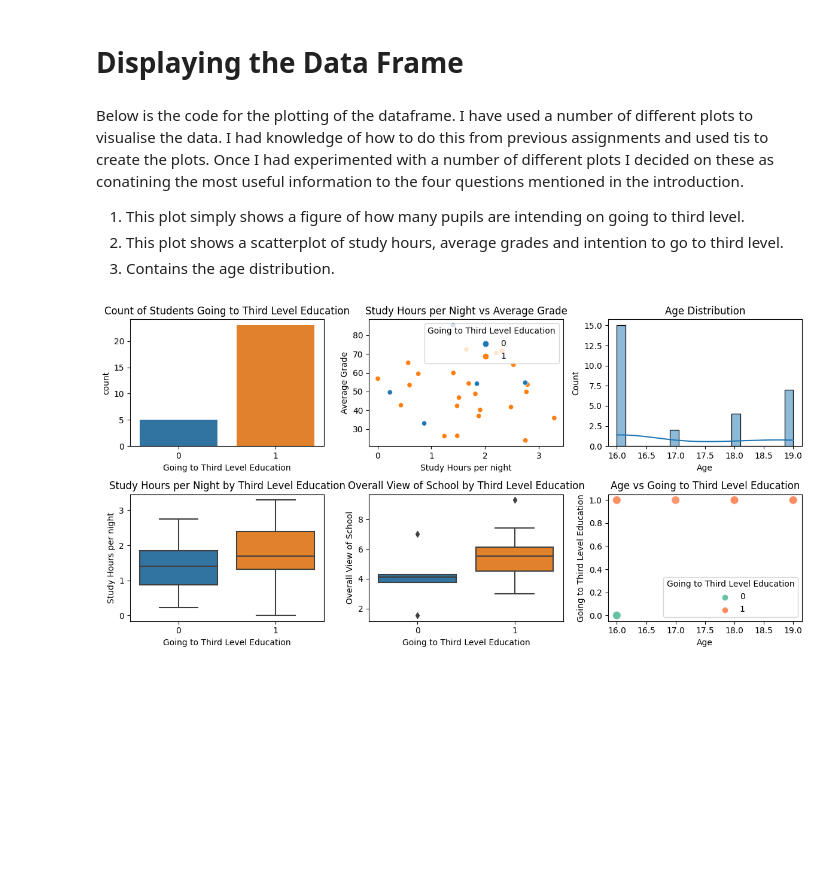
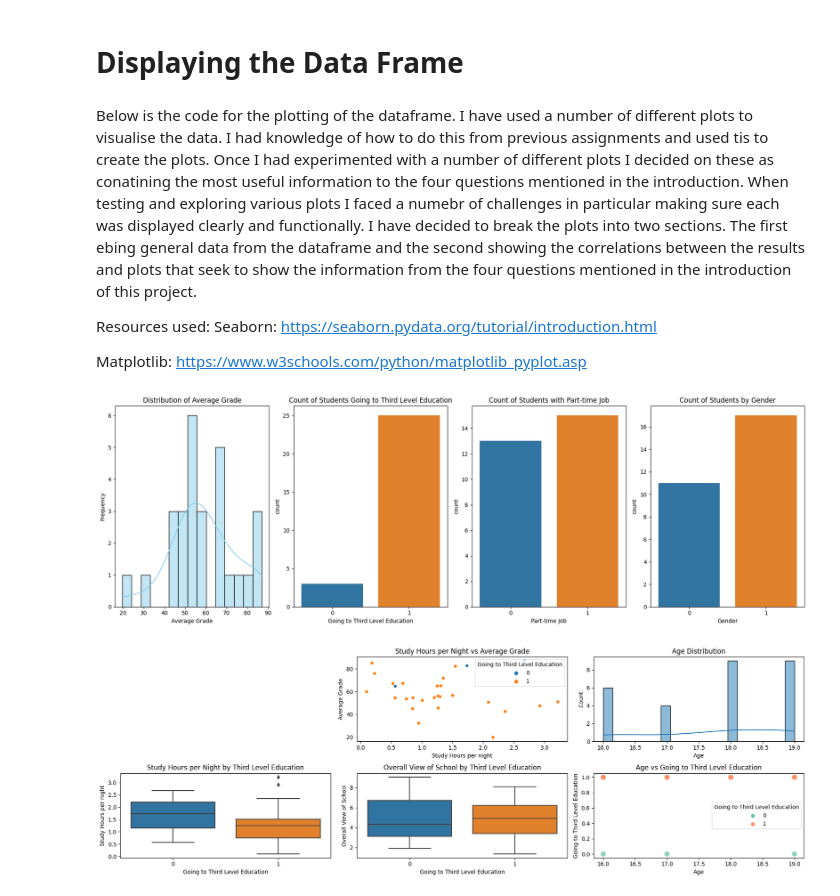
Before and after one commit to darachg22/ProjectOne, a Jupyter notebook: DarachGorham.ProjectOne.ipynb, the cells around one changed output. Cells and saved outputs as stored; diff of their text form; code cells hidden in the pictures; blank space fills up the shorter version.

Commit message:
Updated notebook with further plot exploration. I need to make the final plot clearer.

```diff
--- a/DarachGorham.ProjectOne.ipynb
+++ b/DarachGorham.ProjectOne.ipynb
@@ -130,7 +130,8 @@ data = {
     'Part-time Job': part_time_job,
     'Study Hours per night': study_hours,
     'Overall View of School': overall_view_school,
-    'Age': ages
+    'Age': ages,
+    'Gender': gender
 }
 # %% [markdown]
 Here I placed all the information into a data frame in order to see the results. Below the function to display the data through pandas is shown:
@@ -159,40 +160,71 @@ df
 # %% [markdown]
 # Displaying the Data Frame
 # %% [markdown]
-Below is the code for the plotting of the dataframe. I have used a number of different plots to visualise the data. I had knowledge of how to do this from previous assignments and used tis to create the plots. Once I had experimented with a number of different plots I decided on these as conatining the most useful information to the four questions mentioned in the introduction.
+Below is the code for the plotting of the dataframe. I have used a number of different plots to visualise the data. I had knowledge of how to do this from previous assignments and used tis to create the plots. Once I had experimented with a number of different plots I decided on these as conatining the most useful information to the four questions mentioned in the introduction. When testing and exploring various plots I faced a numebr of challenges in particular making sure each was displayed clearly and functionally. I have decided to break the plots into two sections. The first ebing general data from the dataframe and the second showing the correlations between the results and plots that seek to show the information from the four questions mentioned in the introduction of this project.
 
-1. This plot simply shows a figure of how many pupils are intending on going to third level.
-2. This plot shows a scatterplot of study hours, average grades and intention to go to third level.
-3. Contains the age distribution.
+Resources used:
+Seaborn: https://seaborn.pydata.org/tutorial/introduction.html
+
+Matplotlib: https://www.w3schools.com/python/matplotlib_pyplot.asp
 # %%
-plt.figure(figsize=(12, 6))
-plt.subplot(2, 3, 1)
+plt.figure(figsize=(18, 6))
+
+#1.Grades
+plt.subplot(1, 4, 1)
+sns.histplot(df['Average Grade'], bins=15, kde=True, color='skyblue')
+plt.title('Distribution of Average Grade')
+plt.xlabel('Average Grade')
+plt.ylabel('Frequency')
+
+#2.Third-Level
+plt.subplot(1, 4, 2)
 sns.countplot(x='Going to Third Level Education', data=df)
 plt.title('Count of Students Going to Third Level Education')
 
+#3.Part-time Job
+plt.subplot(1, 4, 3)
+sns.countplot(x='Part-time Job', data=df)
+plt.title('Count of Students with Part-time Job')
+
+#4.Gender
+plt.subplot(1, 4, 4)
+sns.countplot(x='Gender', data=df)
+plt.title('Count of Students by Gender')
+
+plt.tight_layout()
+
+#Correlative visualisations
+plt.figure(figsize=(18, 6))
+
+#5.Study v Grades v Third-level
 plt.subplot(2, 3, 2)
 sns.scatterplot(x='Study Hours per night', y='Average Grade', data=df, hue='Going to Third Level Education')
 plt.title('Study Hours per Night vs Average Grade')
 
+#6.Age distribution
 plt.subplot(2, 3, 3)
 sns.histplot(df['Age'], bins=20, kde=True)
 plt.title('Age Distribution')
 
+#7.Study x Third-level
 plt.subplot(2, 3, 4)
 sns.boxplot(x='Going to Third Level Education', y='Study Hours per night', data=df)
 plt.title('Study Hours per Night by Third Level Education')
 
+#8.Third-level x View of School
 plt.subplot(2, 3, 5)
 sns.boxplot(x='Going to Third Level Education', y='Overall View of School', data=df)
 plt.title('Overall View of School by Third Level Education')
 
+#9.Age x Third-Level
 plt.subplot(2, 3, 6)
 sns.scatterplot(x='Age', y='Going to Third Level Education', data=df, hue='Going to Third Level Education', palette='Set2', alpha=0.7, marker='o', s=100)
 plt.title('Age vs Going to Third Level Education')
 plt.xlabel('Age')
 plt.ylabel('Going to Third Level Education')
 
 plt.tight_layout()
 plt.show()
 # %% [output]
-[figure, old version]
+[figure, new version]
+[figure, added]
```
Also changed, not shown: parts of 1 cell of this notebook.
